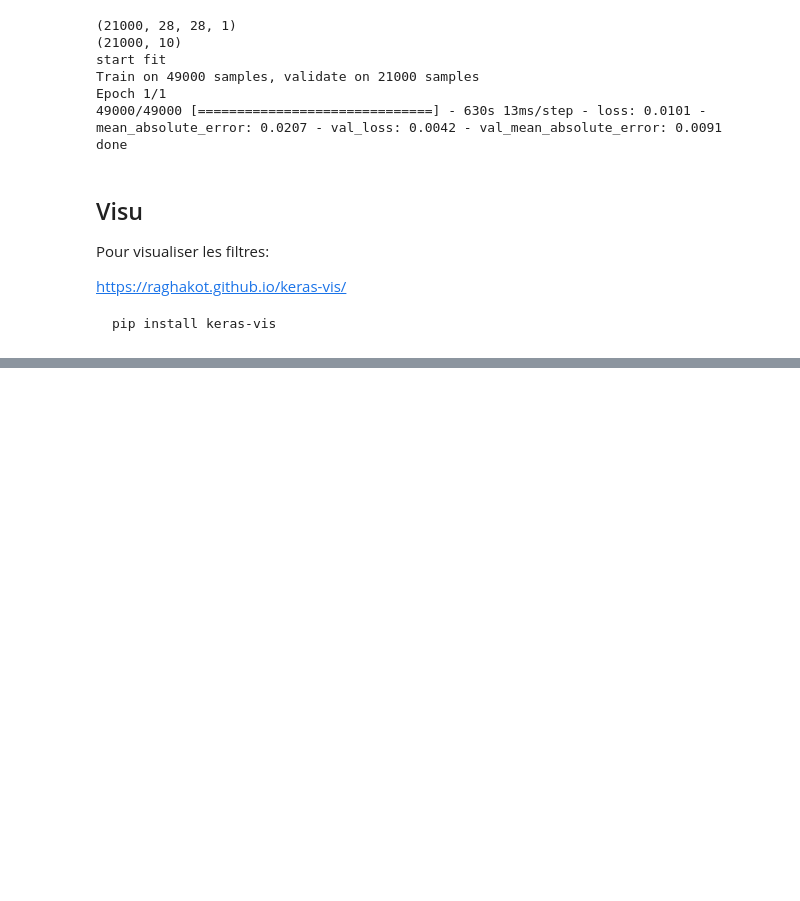
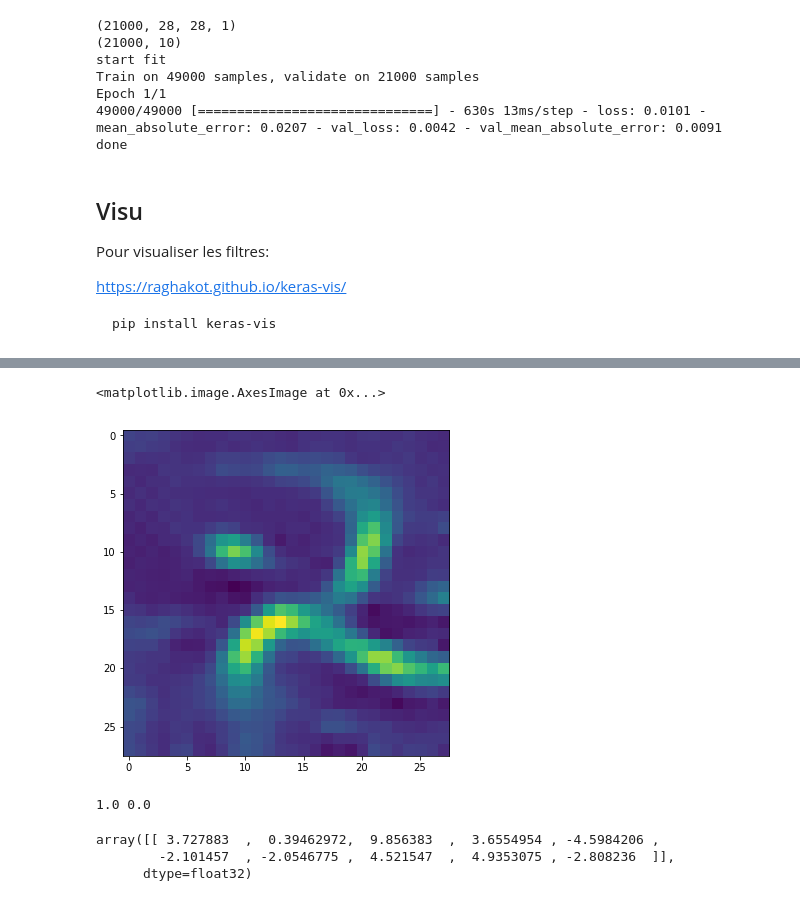
Before and after one commit to Evanior/MachineLearning, a Jupyter notebook: cnn_tp1.ipynb, the cells around one changed output, grey strips where cells are left out. Saved outputs shown, nothing was run; the diff lists cells and outputs as text; code cells hidden in the pictures; blank space fills up the shorter version.

```diff
--- a/cnn_tp1.ipynb
+++ b/cnn_tp1.ipynb
@@ -215,0 +238,18 @@ model.add(Dense(num_classes, activation='softmax'))
+# %%
+# on génére une image qui synthétise comment le réseau percoit les chiffres 2, 3 et 8
+img = visualize_activation(model, layer_idx, filter_indices=[2, 8, 4], input_range=(0.0, 1.0))
+plt.imshow(img[..., 0])
+# %% [output]
+<matplotlib.image.AxesImage at 0x...>
+[figure, added]
+# %%
+# on rescale entre 0 et 1
+img = (img - img.min())/(img.max() - img.min())
+print(img.max(), img.min())
+# on fait prédire sur l'image les classes
+model.predict(img.reshape(1,28,28,1))
+# %% [output]
+1.0 0.0
+array([[ 3.727883  ,  0.39462972,  9.856383  ,  3.6554954 , -4.5984206 ,
+        -2.101457  , -2.0546775 ,  4.521547  ,  4.9353075 , -2.808236  ]],
+      dtype=float32)
```
Also changed, not shown: parts of 3 cells of this notebook.
